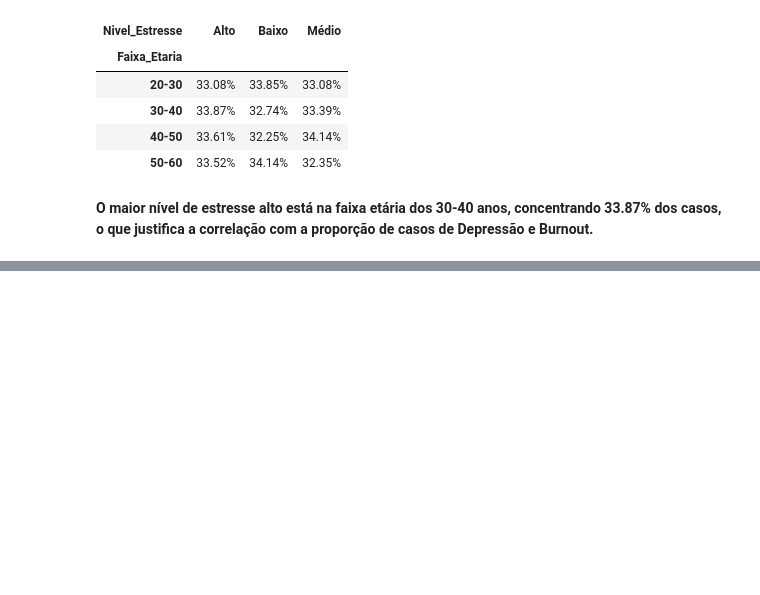
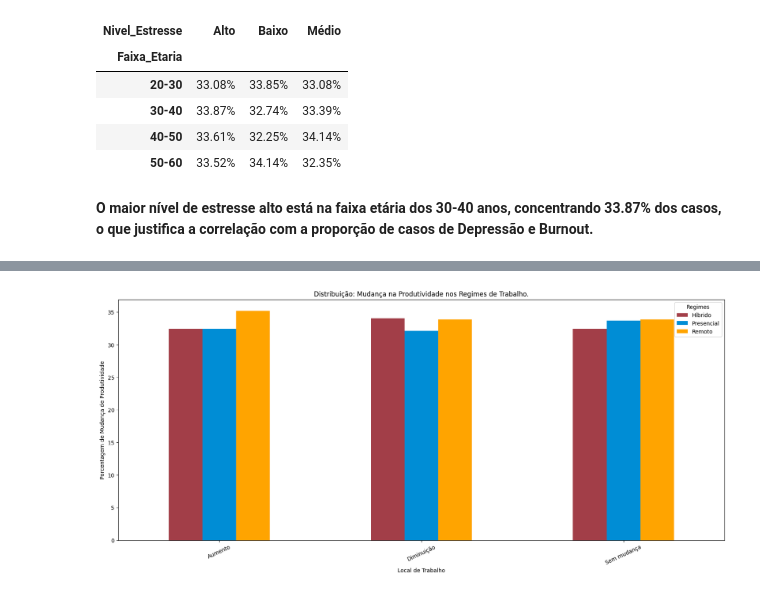
Before and after one commit to joao-gabs/Data-Analysis-Trabalho-e-Saude-, a Jupyter notebook: trsm.ipynb, the cells around one changed output, grey strips where cells are left out. Drawn from its saved outputs; the diff is of its cells as text; code cells hidden in the pictures; blank space fills up the shorter version.

```diff
--- a/trsm.ipynb
+++ b/trsm.ipynb
@@ -334,0 +338,4 @@ display(stress_Age_df)
+# %%
+Productivity_Work_Style = df.groupby('Mudança_Produtividade', observed= False)['Local_Trabalho'].value_counts(normalize=True).unstack() * 100
+Productivity_Work_Style_df = pd.DataFrame(Productivity_Work_Style).style.format("{:.2f}%")
+display(Productivity_Work_Style_df)
@@ -334,0 +348,15 @@ display(stress_Age_df)
+# %%
+import seaborn as sns
+
+# Mudança na Produtividade / Modalidades de trabalho
+colors = ['#A23E48', '#008DD5', '#FFA400']
+
+Productivity_Work_Style.plot(kind='bar', figsize=(20, 8), color = colors)
+plt.title("Distribuição: Mudança na Produtividade nos Regimes de Trabalho.")
+plt.xlabel("Local de Trabalho")
+plt.ylabel("Porcentagem de Mudança de Produtividade")
+plt.xticks(rotation=25)
+plt.legend(title="Regimes")
+plt.show()
+# %% [output]
+[figure, added]
```
Also changed, not shown: parts of 6 cells of this notebook.
